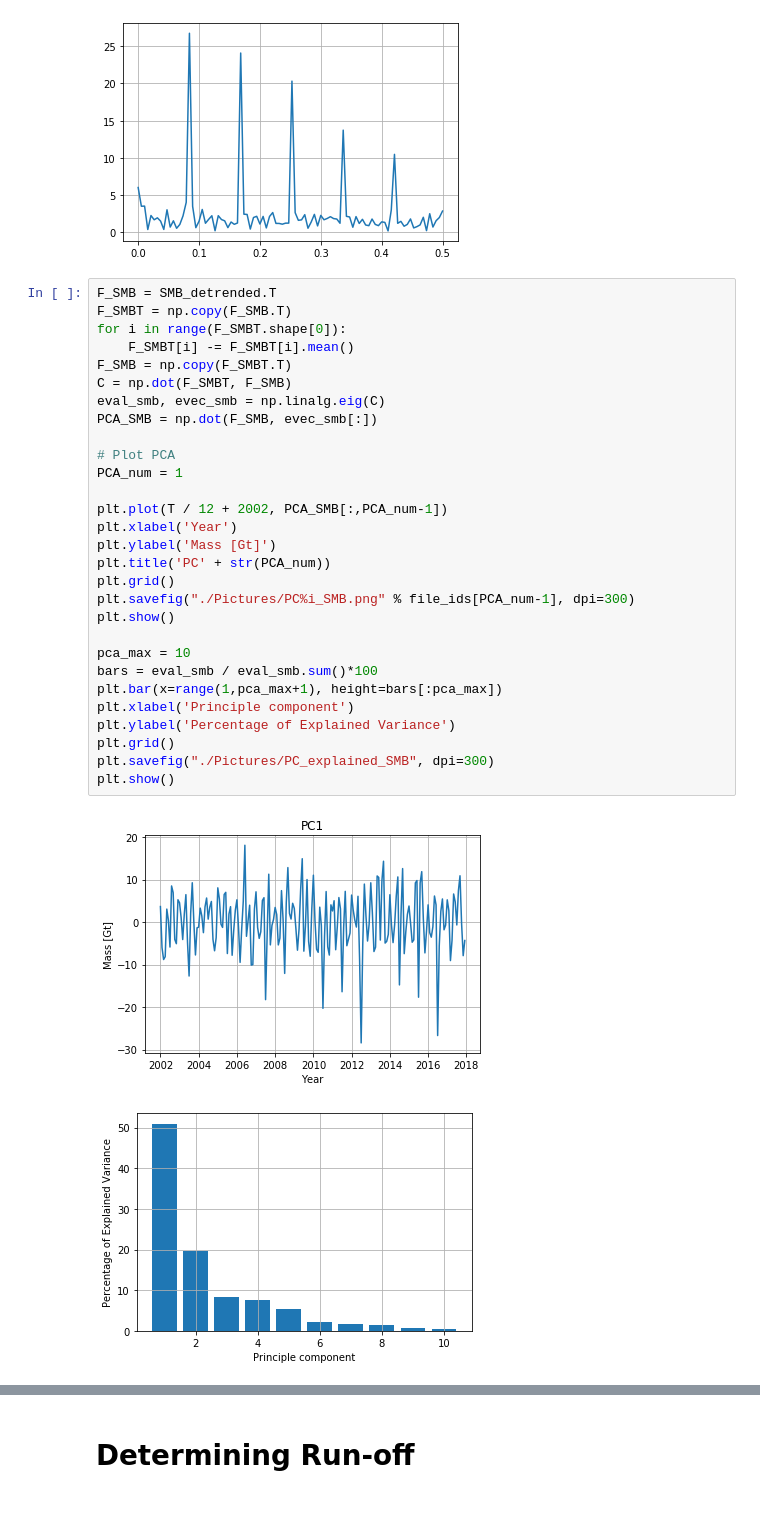
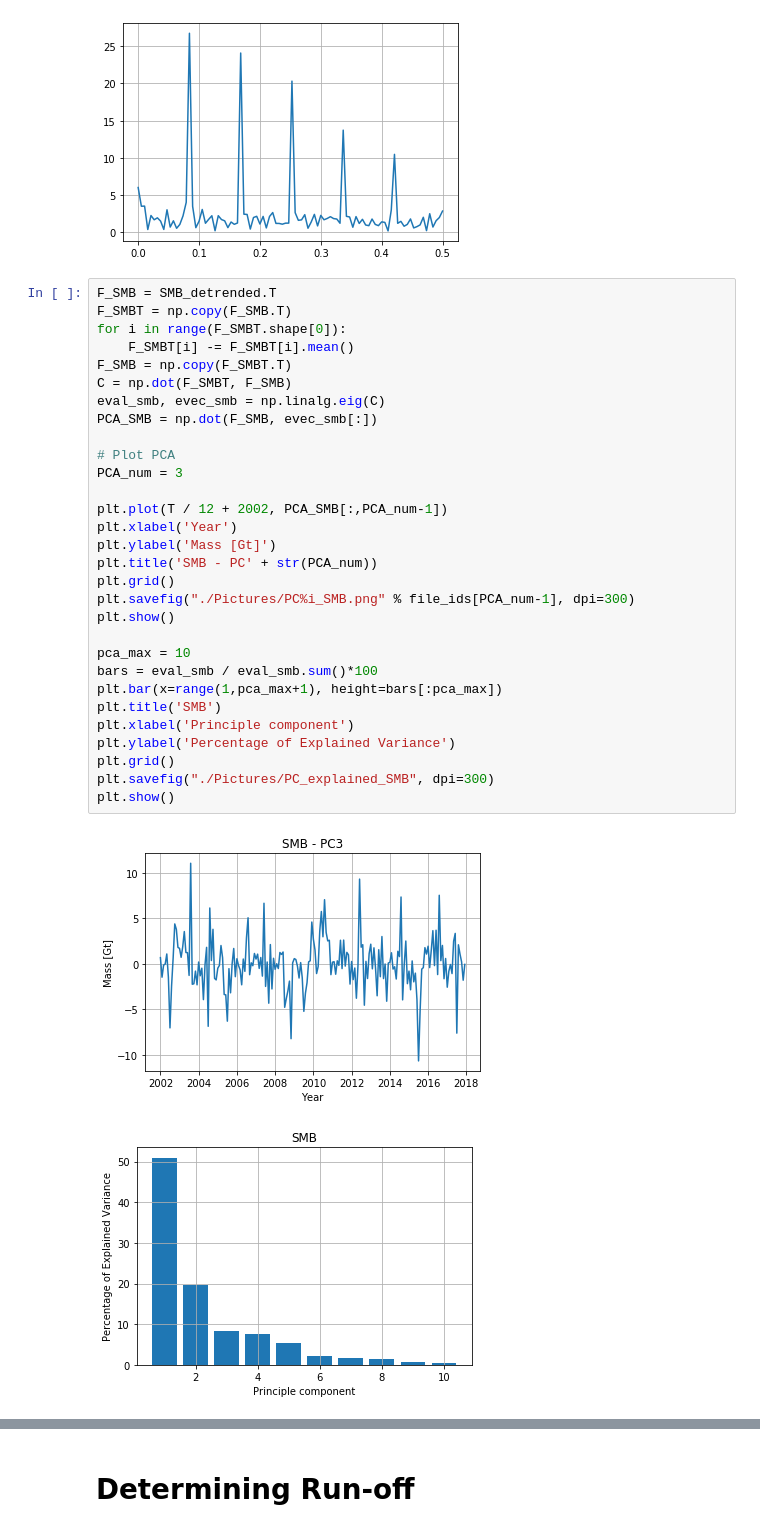
Before and after one commit to AdriaanGr/MAIO_project, a Jupyter notebook: MAIO_project2.ipynb, the cells around one changed output, grey strips where cells are left out. Drawn from its saved outputs; the diff is of its cells as text.

```diff
--- a/MAIO_project2.ipynb
+++ b/MAIO_project2.ipynb
@@ -546,35 +550,36 @@ plt.show()
 # %%
 F_SMB = SMB_detrended.T
 F_SMBT = np.copy(F_SMB.T)
 for i in range(F_SMBT.shape[0]):
     F_SMBT[i] -= F_SMBT[i].mean()
 F_SMB = np.copy(F_SMBT.T)
 C = np.dot(F_SMBT, F_SMB)
 eval_smb, evec_smb = np.linalg.eig(C)
 PCA_SMB = np.dot(F_SMB, evec_smb[:])
 
 # Plot PCA
-PCA_num = 1
+PCA_num = 3
 
 plt.plot(T / 12 + 2002, PCA_SMB[:,PCA_num-1])
 plt.xlabel('Year')
 plt.ylabel('Mass [Gt]')
-plt.title('PC' + str(PCA_num))
+plt.title('SMB - PC' + str(PCA_num))
 plt.grid()
 plt.savefig("./Pictures/PC%i_SMB.png" % file_ids[PCA_num-1], dpi=300)
 plt.show()
 
 pca_max = 10
 bars = eval_smb / eval_smb.sum()*100
 plt.bar(x=range(1,pca_max+1), height=bars[:pca_max])
+plt.title('SMB')
 plt.xlabel('Principle component')
 plt.ylabel('Percentage of Explained Variance')
 plt.grid()
 plt.savefig("./Pictures/PC_explained_SMB", dpi=300)
 plt.show()
 # %% [output]
-[figure, old version]
+[figure, new version]
-[figure, old version]
+[figure, new version]
 # %%
 # Verbeterde Plot Routine
 time = 5
```
Also changed, not shown: parts of 14 cells of this notebook, 4 other files.
